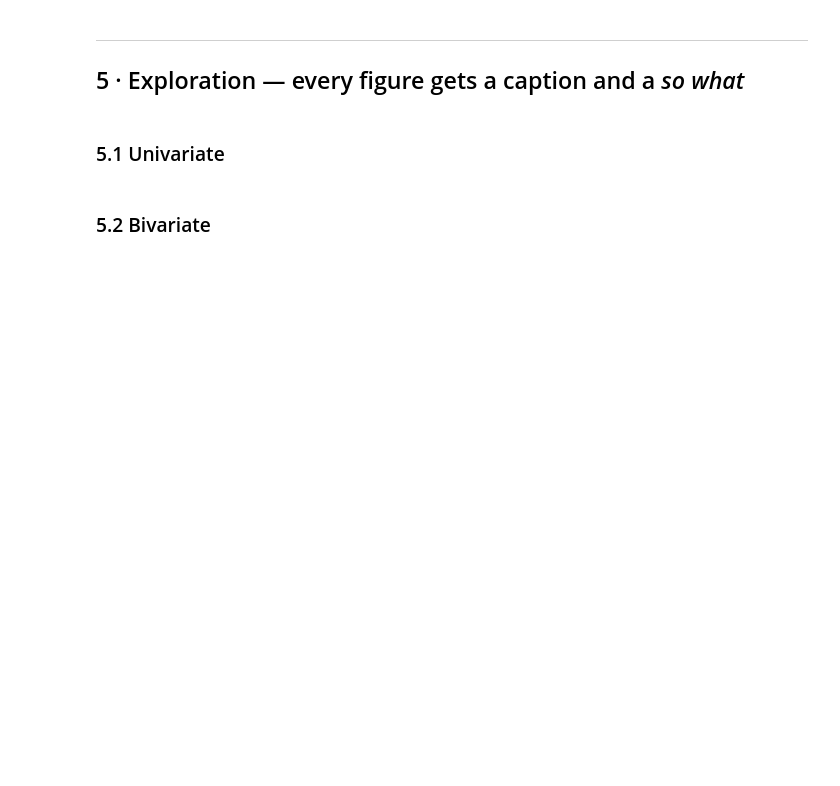
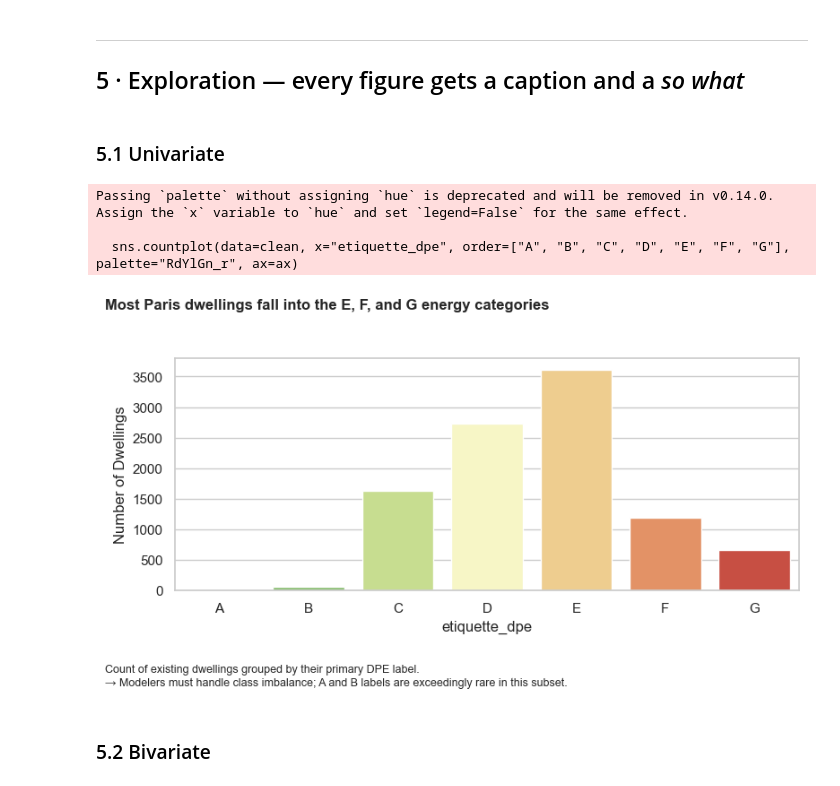
Before and after one commit to Seantuy/EDA-FINAL-PROJECT-, a Jupyter notebook: EDA Data Col/FINAL PROJECT/project_06_dpe_logements.ipynb, the cells around one changed output. Drawn from its saved outputs; the diff is of its cells as text; code cells hidden in the pictures; blank space fills up the shorter version.

```diff
--- a/EDA Data Col/FINAL PROJECT/project_06_dpe_logements.ipynb
+++ b/EDA Data Col/FINAL PROJECT/project_06_dpe_logements.ipynb
@@ -230,14 +258,21 @@ df = df_sel.copy()
 # %% [markdown]
 ### 4.1 Duplicates
 # %%
-n_exact = int(df.astype(str).duplicated().sum())    # astype(str): some columns may hold dicts
-print("exact duplicate rows:", n_exact)
-# TODO: decide, apply, and log. Then look for near-duplicates (same entity, different id or spelling).
+# 4.1 Doublons stricts et identifiants identiques
+n_exact = int(df.astype(str).duplicated().sum())
+df = df.drop_duplicates()
+log("All", "Exact duplicates", n_exact, "Dropped", "Redundant identical API returns")
+
+n_dpe_dupes = df.duplicated(subset=["numero_dpe"]).sum()
+df = df.drop_duplicates(subset=["numero_dpe"], keep="last")
+log("numero_dpe", "Duplicate diagnosis IDs", int(n_dpe_dupes), "Kept last", "Conserve le dernier diagnostic enregistré")
 # %% [markdown]
 ### 4.2 Impossible values
 # %%
-# TODO: for each numeric column, what is physically or logically impossible? Count, decide, log.
-df.describe().T
+# 4.2 Impossible values
+imp_surface = df[(df["surface_habitable_logement"] == 0) | (df["surface_habitable_logement"] > 1000)]
+df = df.drop(imp_surface.index)
+log("surface_habitable_logement", "<= 0 or > 1000 sqm", len(imp_surface), "Dropped", "Physically implausible or commercial masquerading as residential")
 # %% [markdown]
 ### 4.3 Missingness — mechanism before method
 # %%
@@ -253,8 +301,16 @@ miss
 # %% [markdown]
 ### 4.4 Outliers — triage, don't delete
 # %%
-# TODO: pick your key numeric column. Use an IQR fence (on a log scale if it is skewed),
-# look at the flagged rows, separate errors from real extremes, decide per group, log.
+
+# 4.4 Outliers (1.5 IQR fence on log scale)
+log_surface = np.log1p(df["surface_habitable_logement"].dropna())
+q1, q3 = log_surface.quantile([0.25, 0.75])
+iqr = q3 - q1
+lower, upper = np.expm1(q1 - IQR_K * iqr), np.expm1(q3 + IQR_K * iqr)
+outliers = df[(df["surface_habitable_logement"] < lower) | (df["surface_habitable_logement"] > upper)]
+
+df = df.drop(outliers.index)
+log("surface_habitable_logement", "Statistical outliers (1.5 IQR log scale)", len(outliers), "Dropped", "Extreme tails skew density modeling")
 # %%
 decision_table = pd.DataFrame(decisions, columns=["column", "issue", "n_rows", "decision", "why"])
 decision_table.to_csv(REPORTS / "decision_table.csv", index=False)
@@ -274,10 +338,18 @@ clean = df.copy()      # TODO: this should be your cleaned data after Section 4
 # %% [markdown]
 ### 5.1 Univariate
 # %%
-# TODO: one figure showing the distribution of your key variable (ECDF before `.describe()`)
-# fig, ax = plt.subplots(figsize=(8, 4))
-# ...
-# show(fig, "<title that states the finding>", "<what the figure shows>", "<what a modeller should do>", "5_1")
+# 5.1 Univariate
+fig, ax = plt.subplots(figsize=(8, 4))
+sns.countplot(data=clean, x="etiquette_dpe", order=["A", "B", "C", "D", "E", "F", "G"], palette="RdYlGn_r", ax=ax)
+ax.set_ylabel("Number of Dwellings")
+show(fig, "Most Paris dwellings fall into the E, F, and G energy categories",
+     "Count of existing dwellings grouped by their primary DPE label.",
+     "Modelers must handle class imbalance; A and B labels are exceedingly rare in this subset.", "5_1")
+# %% [output]
+Passing `palette` without assigning `hue` is deprecated and will be removed in v0.14.0. Assign the `x` variable to `hue` and set `legend=False` for the same effect.
+
+  sns.countplot(data=clean, x="etiquette_dpe", order=["A", "B", "C", "D", "E", "F", "G"], palette="RdYlGn_r", ax=ax)
+[figure, added]
 # %% [markdown]
 ### 5.2 Bivariate
 # %%
```
Also changed, not shown: parts of 8 cells of this notebook.
